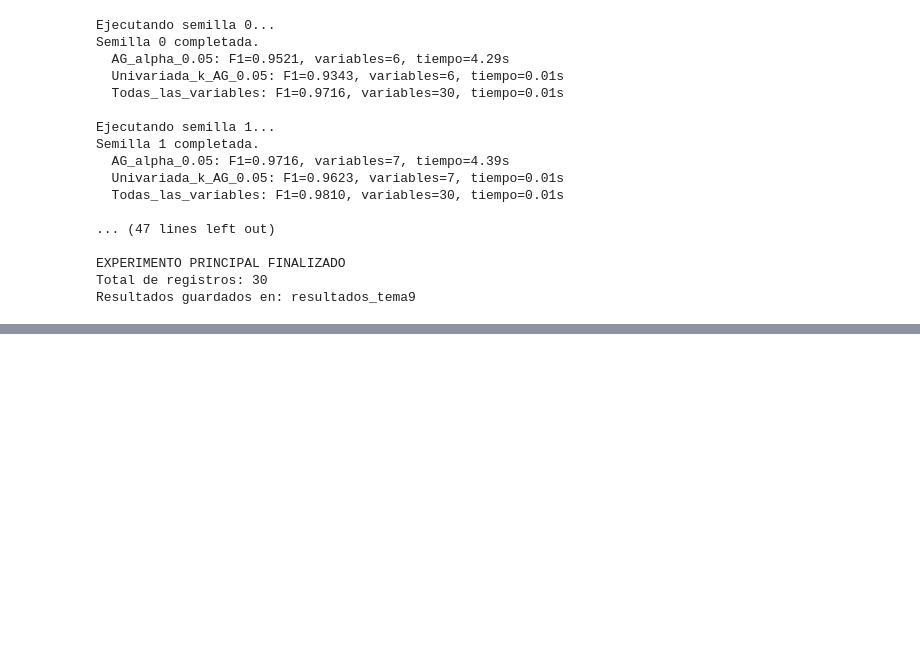
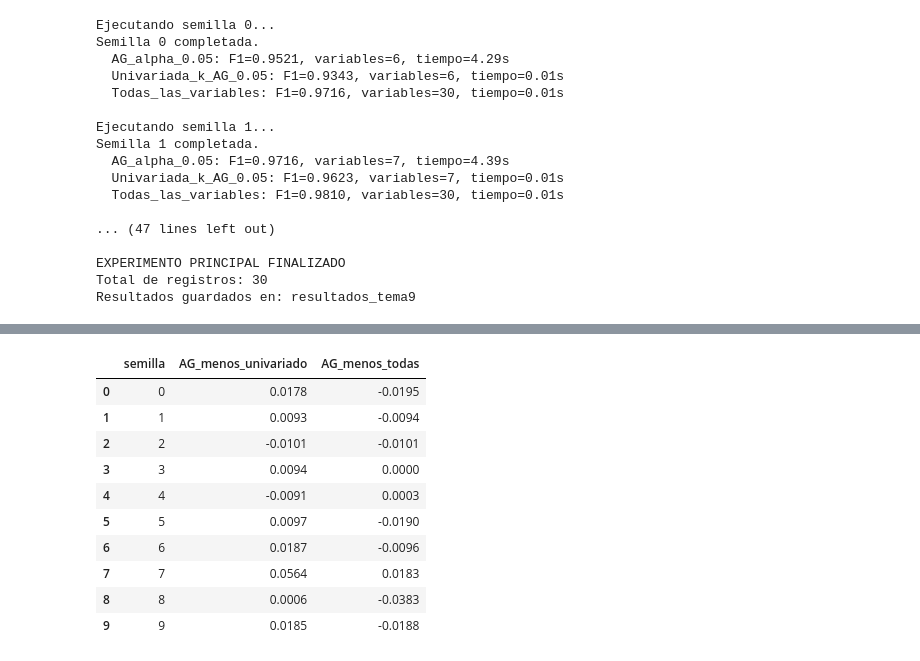
Before and after one commit to CamiloMunozAL/ProyectoSeleccionEvolutivaCTS, a Jupyter notebook: Proy_Investigacion_9.ipynb, the cells around one changed output, grey strips where cells are left out. Saved outputs shown, nothing was run; the diff lists cells and outputs as text; code cells hidden in the pictures; blank space fills up the shorter version.

```diff
--- a/Proy_Investigacion_9.ipynb
+++ b/Proy_Investigacion_9.ipynb
@@ -586,0 +660,81 @@ Resultados guardados en: resultados_tema9
+# %%
+# 6.1 ESTADISTICAS DEL EXPERIMENTO PRINCIPAL
+
+import pandas as pd
+import numpy as np
+
+# Cargar los resultados ya guardados
+df_base = pd.read_csv(
+    carpeta_resultados / "experimento_base.csv"
+)
+
+# Crear nombres cortos para los tres metodos
+def nombre_metodo(nombre):
+    if nombre.startswith("AG_alpha_"):
+        return "Genetico"
+    elif nombre.startswith("Univariada_"):
+        return "Univariado"
+    elif nombre == "Todas_las_variables":
+        return "Todas"
+    else:
+        raise ValueError(f"Metodo desconocido: {nombre}")
+
+df_base["metodo_corto"] = df_base["metodo"].apply(
+    nombre_metodo
+)
+
+# Calcular resumen estadistico por metodo
+resumen = df_base.groupby("metodo_corto").agg(
+    f1_media=("metrica_principal", "mean"),
+    f1_std=("metrica_principal", "std"),
+    f1_min=("metrica_principal", "min"),
+    f1_max=("metrica_principal", "max"),
+    variables_media=("num_variables", "mean"),
+    variables_std=("num_variables", "std"),
+    tiempo_medio_s=("tiempo_s", "mean")
+).round(4)
+
+print("=== RESUMEN ESTADISTICO ===")
+display(resumen)
+
+# Organizar F1 por semilla para comparacion emparejada
+tabla_f1 = df_base.pivot(
+    index="semilla",
+    columns="metodo_corto",
+    values="metrica_principal"
+)
+
+# Diferencias entre metodos para cada semilla
+diferencia_uni = tabla_f1["Genetico"] - tabla_f1["Univariado"]
+diferencia_todas = tabla_f1["Genetico"] - tabla_f1["Todas"]
+
+comparacion = pd.DataFrame({
+    "semilla": tabla_f1.index,
+    "AG_menos_univariado": diferencia_uni.values,
+    "AG_menos_todas": diferencia_todas.values
+})
+
+print("\n=== DIFERENCIAS EMPAREJADAS ===")
+display(comparacion.round(4))
+
+print("\nDiferencia media AG - Univariado:",
+      round(diferencia_uni.mean(), 4))
+
+print("Diferencia media AG - Todas:",
+      round(diferencia_todas.mean(), 4))
+
+print("Semillas donde AG supera a univariado:",
+      int((diferencia_uni > 0).sum()), "de 10")
+
+# Exportar las tablas
+resumen.to_csv(
+    carpeta_resultados / "resumen_estadistico.csv"
+)
+
+comparacion.to_csv(
+    carpeta_resultados / "comparacion_emparejada.csv",
+    index=False
+)
+
+print("\nTablas exportadas correctamente.")
+# %% [output]
@@ -586,0 +748,11 @@ Resultados guardados en: resultados_tema9
+|  | semilla | AG_menos_univariado | AG_menos_todas |
+| 0 | 0 | 0.0178 | -0.0195 |
+| 1 | 1 | 0.0093 | -0.0094 |
+| 2 | 2 | -0.0101 | -0.0101 |
+| 3 | 3 | 0.0094 | 0.0000 |
+| 4 | 4 | -0.0091 | 0.0003 |
+| 5 | 5 | 0.0097 | -0.0190 |
+| 6 | 6 | 0.0187 | -0.0096 |
+| 7 | 7 | 0.0564 | 0.0183 |
+| 8 | 8 | 0.0006 | -0.0383 |
+| 9 | 9 | 0.0185 | -0.0188 |
```
Also changed, not shown: parts of 5 cells of this notebook, 4 other files.
